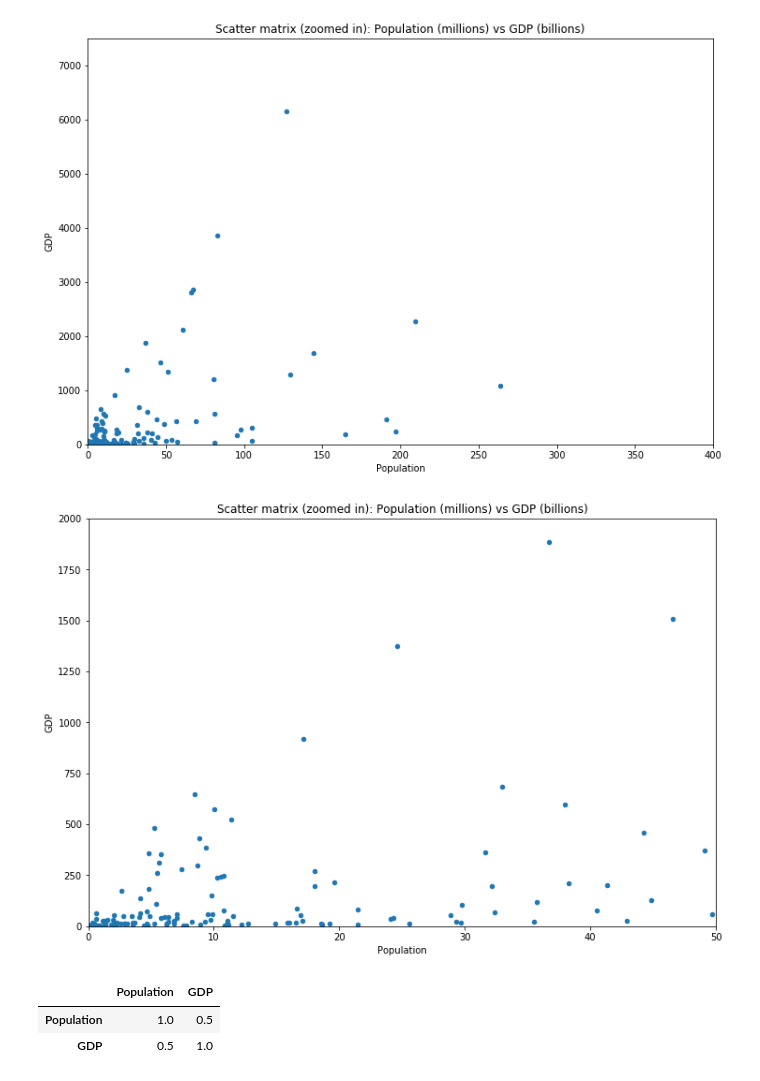
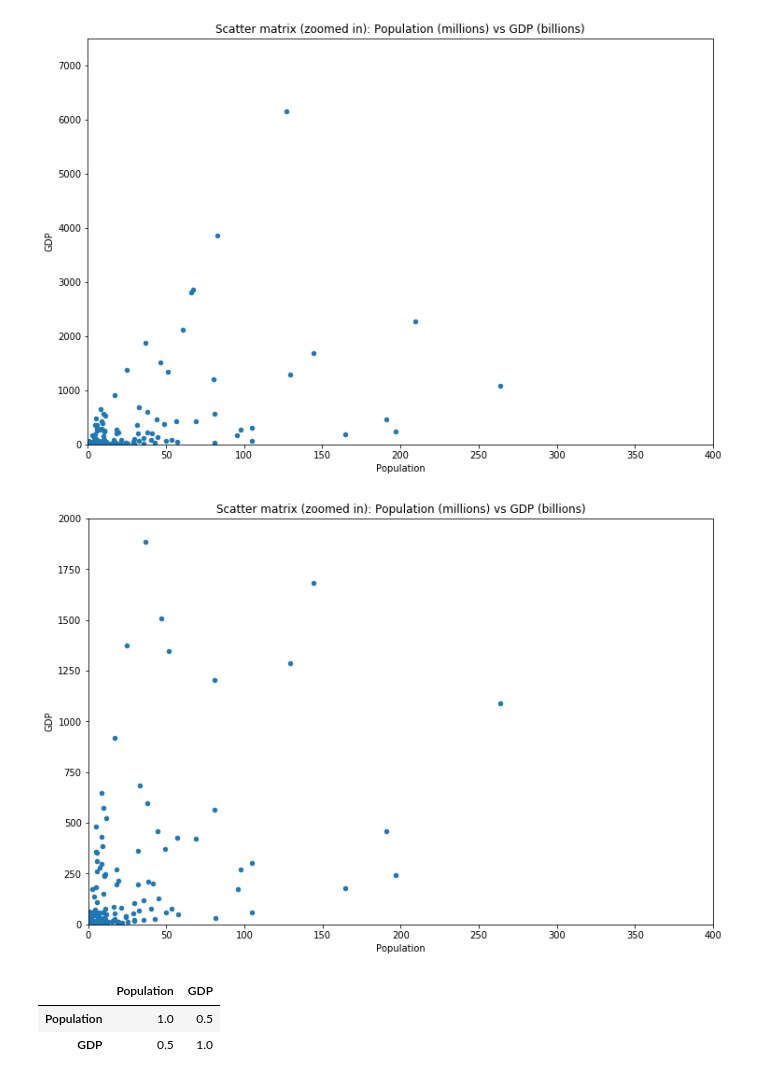
Before and after one commit to jruizalz/EPE-ULPGC, a Jupyter notebook: Bloque_1/1.AnalisisExploratorioDatos.ipynb, the cells around one changed output. Saved outputs shown, nothing was run; the diff lists cells and outputs as text; code cells hidden in the pictures.

```diff
--- a/Bloque_1/1.AnalisisExploratorioDatos.ipynb
+++ b/Bloque_1/1.AnalisisExploratorioDatos.ipynb
@@ -629,10 +629,10 @@ plt.xlim(0,400), plt.ylim(0,7500), plt.title('Scatter matrix (zoomed in): Popula
 # %%
 df = pd.concat([popul_countries['2017'], gdp_countries['2017']], axis=1)
 df.columns = ['Population','GDP']
 df.plot.scatter(x='Population',y='GDP', figsize=(12,8));
-plt.xlim(0,50), plt.ylim(0,2000), plt.title('Scatter matrix (zoomed in): Population (millions) vs GDP (billions)');
+plt.xlim(0,400), plt.ylim(0,2000), plt.title('Scatter matrix (zoomed in): Population (millions) vs GDP (billions)');
 # %% [output]
-[figure, old version]
+[figure, new version]
 # %%
 # Correlación entre población y PIB
 df.corr()
```
Also changed, not shown: parts of 1 cell of this notebook, 5 other files.
